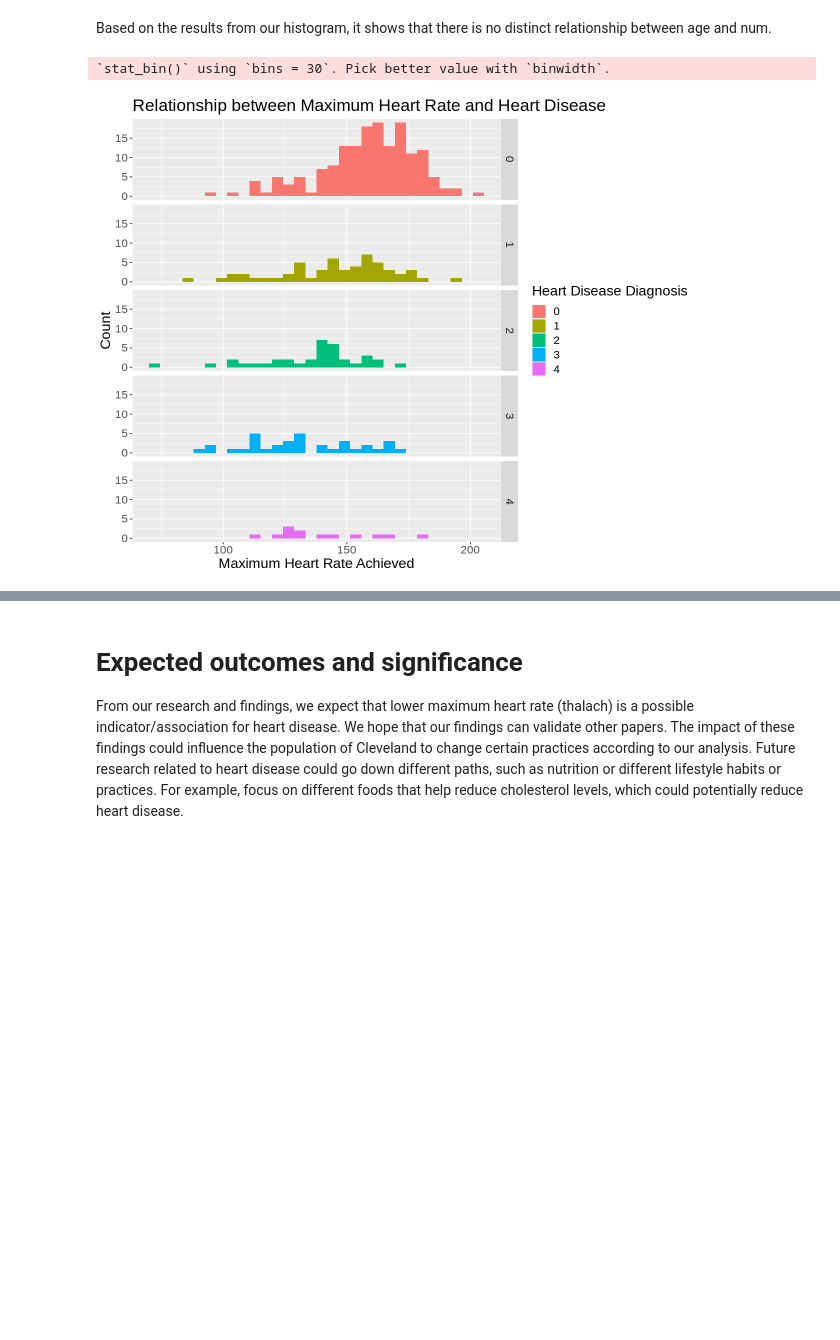
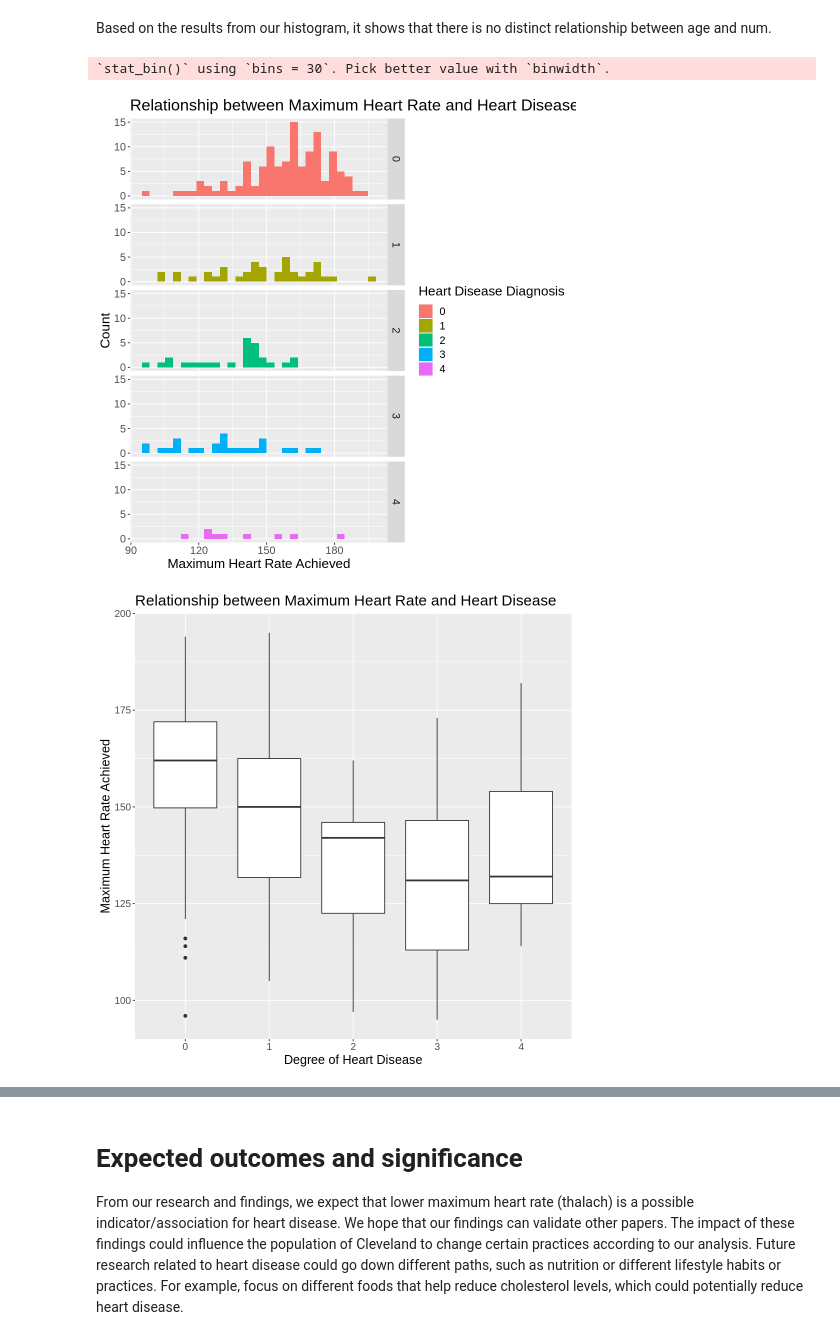
Before and after one commit to mikayladitosto/dsci-100-2023s1-group-14, a Jupyter notebook: Project.ipynb, the cells around one changed output, grey strips where cells are left out. Cells and saved outputs as stored; diff of their text form; code cells hidden in the pictures; blank space fills up the shorter version.

Commit message:
Edits to the proposal submission
Boxplots, more exploratory data analysis

```diff
--- a/Project.ipynb
+++ b/Project.ipynb
@@ -85,3 +76,28 @@ A tibble: 303 × 14
 # %% [markdown]
 We downloaded the Cleveland data set and uploaded it to GitHub through our shared repository. After this step, we copied the URL into R, and we were able to read it with the read_csv function. Demonstrating that the dataset can be read from the web into R.
+# %%
+# removed N/A values from the dataset
+cleveland_data <- cleveland_data |>
+    filter(age != "?" &
+           sex != "?" &
+           cp != "?" &
+           trestbps != "?" &
+           chol != "?" &
+           fbs != "?" &
+           restecg != "?" &
+           thalach != "?" &
+           exang != "?" &
+           oldpeak != "?" &
+           slope != "?" &
+           ca != "?" &
+           thal != "?" )
+
+cleveland_data <- cleveland_data |>
+    mutate(ca = as.numeric(ca),
+           thal = as.numeric(thal))
+
+# split the data into training and testing splits
+cleveland_split <- initial_split(cleveland_data, prop = 0.75, strata = num)
+cleveland_training <- training(cleveland_split)
+cleveland_testing <- testing(cleveland_split)
 # %%
@@ -120,18 +187,27 @@ age_hist
 # %% [markdown]
 Based on the results from our histogram, it shows that there is no distinct relationship between age and num.
 # %%
-options(repr.plot.height = 8, repr.plot.width = 10)
-thalach_plot <- cleveland_data |>
+options(repr.plot.height = 8, repr.plot.width = 8)
+thalach_plot <- cleveland_training |>
     ggplot(aes(x = thalach, fill = num)) +
     geom_histogram() +
     facet_grid(rows = vars(num)) +
     labs(x = "Maximum Heart Rate Achieved",
          y = "Count",
       fill = "Heart Disease Diagnosis") +
-    theme(text = element_text(size = 17)) +
+    theme(text = element_text(size = 16)) +
     ggtitle("Relationship between Maximum Heart Rate and Heart Disease")
+thalach_plot
 
-thalach_plot
+thalach_plot2 <- cleveland_training |>
+    ggplot(aes(y = thalach, x = num)) +
+    geom_boxplot() +
+    labs(x = "Degree of Heart Disease",
+         y = "Maximum Heart Rate Achieved") +
+    theme(text = element_text(size = 15)) +
+    ggtitle("Relationship between Maximum Heart Rate and Heart Disease")
+thalach_plot2
 # %% [output]
 `stat_bin()` using `bins = 30`. Pick better value with `binwidth`.
-[figure, old version]
+[figure, new version]
+[figure, added]
```
Also changed, not shown: parts of 12 cells of this notebook.
